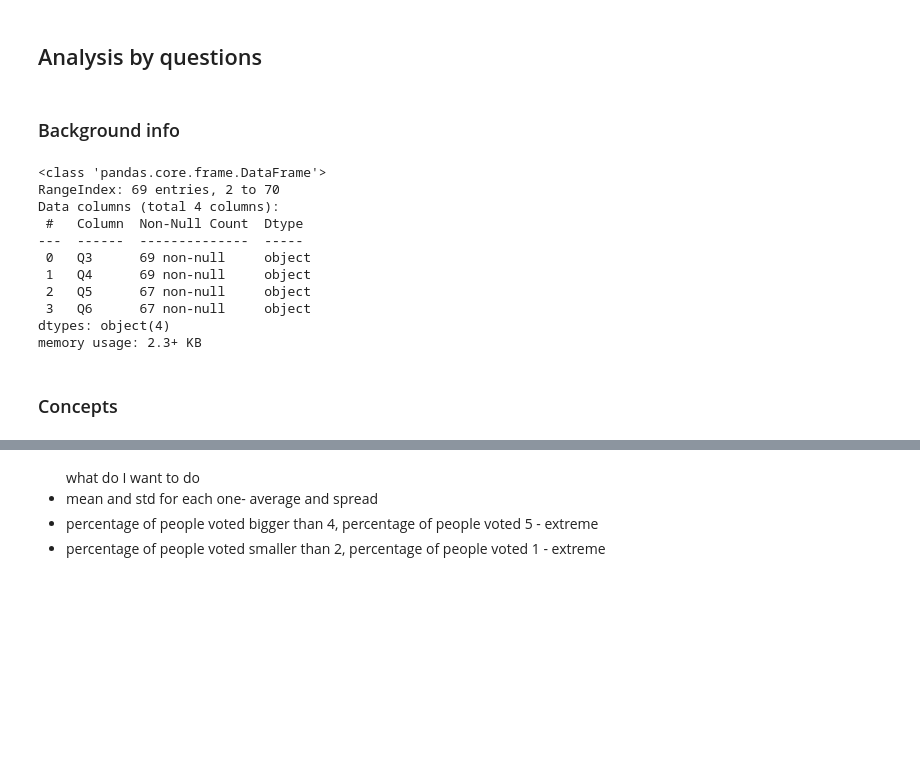
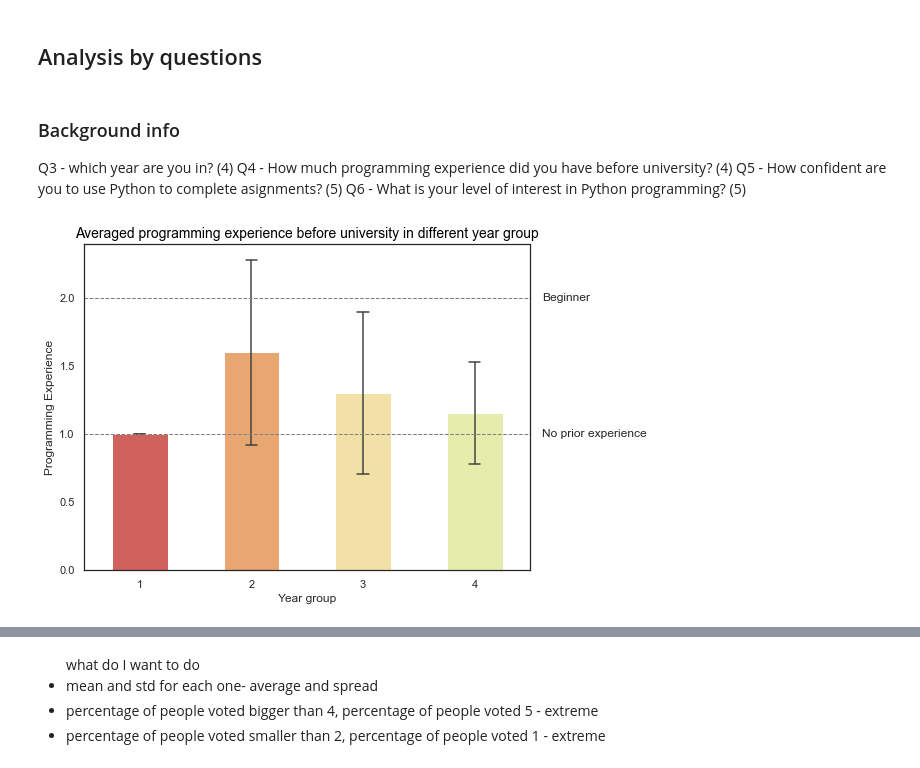
Before and after one commit to natskiu/Python-Educational-Project, a Jupyter notebook: learningActivitiesAnalysis.ipynb, the cells around one changed output, grey strips where cells are left out. Saved outputs shown, nothing was run; the diff lists cells and outputs as text; code cells hidden in the pictures; blank space fills up the shorter version.

Commit message:
made graphs on LA surveys

```diff
--- a/learningActivitiesAnalysis.ipynb
+++ b/learningActivitiesAnalysis.ipynb
@@ -56,22 +108,13 @@ dtypes: object(32)
 memory usage: 17.4+ KB
 # %% [markdown]
 ## Analysis by questions
-# %% [markdown]
-### Background info
+# %% [markdown]
+### Background info
+
+Q3 - which year are you in? (4)
+Q4 - How much programming experience did you have before university? (4)
+Q5 - How confident are you to use Python to complete asignments? (5)
+Q6 - What is your level of interest in Python programming? (5)
 # %%
-background_info_df = useful_data_all.iloc[:, :4]
-background_info_df.info()
+background_info_df = useful_data_all.iloc[:, :4].dropna()
+background_info_df = background_info_df.astype(int)
-# %% [output]
-<class 'pandas.core.frame.DataFrame'>
-RangeIndex: 69 entries, 2 to 70
-Data columns (total 4 columns):
- #   Column  Non-Null Count  Dtype
----  ------  --------------  -----
- 0   Q3      69 non-null     object
- 1   Q4      69 non-null     object
- 2   Q5      67 non-null     object
- 3   Q6      67 non-null     object
-dtypes: object(4)
-memory usage: 2.3+ KB
-# %% [markdown]
-### Concepts
@@ -77,0 +123,27 @@ memory usage: 2.3+ KB
+# %%
+sns.set_theme(style="white",
+              palette="Spectral",
+              rc={'figure.figsize':(8,6)})
+# experience distribution by Year
+g_exp = sns.barplot(x='Q3', y='Q4',
+                    data=background_info_df,
+                    width=0.5,
+                    errorbar='sd',
+                    errwidth=1.5,
+                    capsize=0.1)
+g_exp.set(xlabel="Year group",
+          ylabel="Programming Experience")
+plt.axhline(1, linewidth=1, color='grey', ls='--')
+plt.text(3.6, 2, 'Beginner', ha='left', va='center')
+plt.axhline(2, linewidth=1, color='grey', ls='--')
+plt.text(3.6, 1, 'No prior experience', ha='left', va='center')
+font_dict_barplot_1 = {'fontsize': 14,
+ 'fontweight': 10,
+ 'color': 'black',
+ 'verticalalignment': 'baseline',
+ 'horizontalalignment': 'center'}
+plt.title("Averaged programming experience before university in different year group", fontdict= font_dict_barplot_1)
+
+plt.show()
+# %% [output]
+[figure, added]
```
Also changed, not shown: parts of 22 cells of this notebook, 1 other file.
